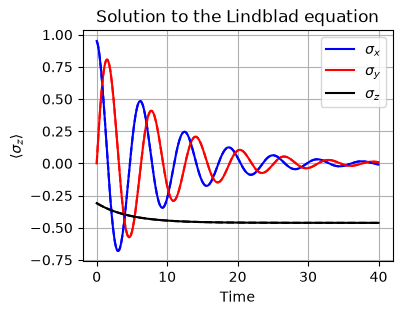
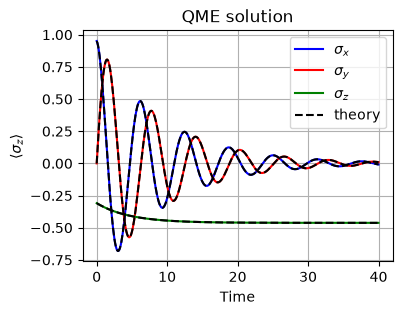
Unified diff of the notebook cell whose output changed from the first chart to the second:
--- before
+++ after
@@ -41,9 +41,9 @@
 plt.plot(times,result.expect[0], label=r"$\sigma_x$",c='b')
 plt.plot(times,result.expect[1], label=r"$\sigma_y$",c='r')
-plt.plot(times,result.expect[2], label=r"$\sigma_z$",c='k')
-plt.plot(times,sx_exact, linestyle='--',c='b')
-plt.plot(times,sy_exact, linestyle='--',c='r')
+plt.plot(times,result.expect[2], label=r"$\sigma_z$",c='g')
+plt.plot(times,sx_exact, linestyle='--',c='k',label="theory")
+plt.plot(times,sy_exact, linestyle='--',c='k')
 plt.plot(times,sz_exact, linestyle='--',c='k')
-plt.title("Solution to the Lindblad equation")
+plt.title("QME solution")
 plt.xlabel("Time")
 plt.ylabel(r"$\langle\sigma_z\rangle$")

Commit: regorganizatin